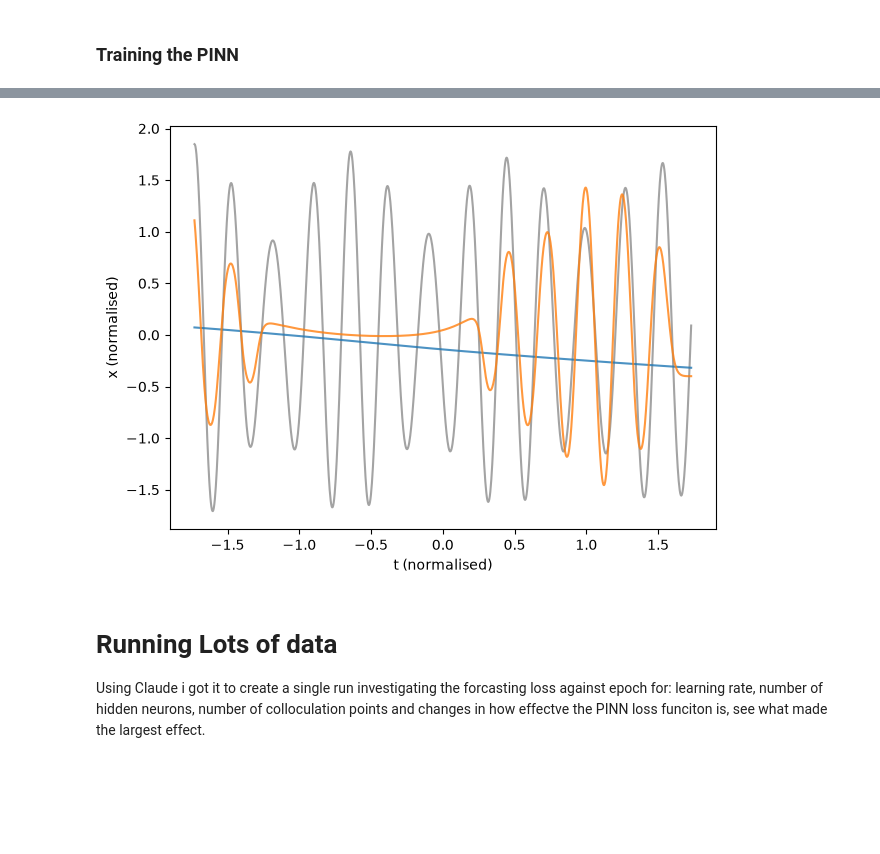
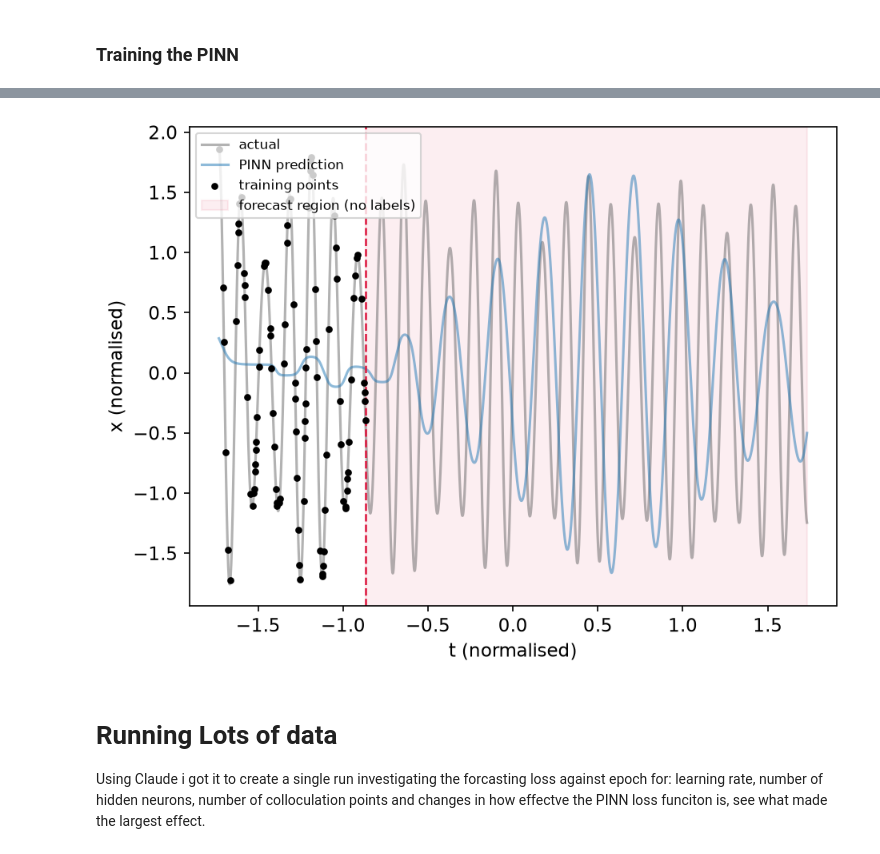
Before and after one commit to Jdev31/ForecastingOscillators, a Jupyter notebook: OscillatorTimeSeries/pytorch_PINN.ipynb, the cells around one changed output, grey strips where cells are left out. Saved outputs shown, nothing was run; the diff lists cells and outputs as text; code cells hidden in the pictures; blank space fills up the shorter version.

```diff
--- a/OscillatorTimeSeries/pytorch_PINN.ipynb
+++ b/OscillatorTimeSeries/pytorch_PINN.ipynb
@@ -152,7 +166,7 @@ class NeuralNetwork(nn.Module):
 
 n_colloc = 2000 # number of poinst nn will be trained on through out the entire data set (remember x does not need to be known)
 physics_const = 1 # represents proportion of the loss function being trained by physics const
-basic_const = 1 # proportion trained be basic nn MSE(pred, expected)
+basic_const = 0.218 # proportion trained be basic nn MSE(pred, expected)
 
 
 def ode_residual(t_colloc, x_colloc):
@@ -217,7 +231,7 @@ def run_training(use_physics, epochs=8000, lr=1e-3, use_scheduler=True,
         trained over to help with forcasting (not normalised)
     """
     torch.manual_seed(seed)                 # identical init for both runs, so any
-    model = NeuralNetwork().to(device) # same model used throughout training     # difference is down to the physics term
+    model = NeuralNetwork(2041).to(device) # same model used throughout training     # difference is down to the physics term
     optimizer = torch.optim.Adam(model.parameters(), lr=lr)
     loss_fn = CustomLoss() if use_physics else nn.MSELoss()
 
@@ -307,7 +321,7 @@ def evaluate(model, dataloader, label=""):
 # %% [markdown]
 ### Training the basic network
 # %%
-model_basic, hist_basic = run_training(use_physics=False, epochs=1, lr=1e-3)
+# model_basic, hist_basic = run_training(use_physics=False, epochs=1, lr=7.40e-03)
 
-res_basic_i = evaluate(model_basic, interp_dataloader,   label="basic interp  ")
-res_basic_f = evaluate(model_basic, forecast_dataloader, label="basic forecast")
+# res_basic_i = evaluate(model_basic, interp_dataloader,   label="basic interp  ")
+# res_basic_f = evaluate(model_basic, forecast_dataloader, label="basic forecast")
@@ -318,7 +328,7 @@ basic forecast  (no points in this region for regime=dense)
 # %% [markdown]
 ### Training the PINN
 # %%
-model_pinn, hist_pinn = run_training(use_physics=True, epochs=40000, lr=1e-3,
+model_pinn, hist_pinn = run_training(use_physics=True, epochs=2000, lr=7.40e-03,
                                      )
 
 res_pinn_i = evaluate(model_pinn, interp_dataloader,   label="PINN  interp")
@@ -336,43 +344,46 @@ KeyboardInterrupt:
 # %%
 ### Plotting Results
+
+#t_norm = np.linspace(-4,4,1000)
 t_grid = torch.tensor(t_norm, dtype=torch.float32).reshape(-1, 1).to(device)
 
 # whichever training cells have been run
 trained = {}
 if "model_basic" in globals():
     trained["basic"] = (model_basic, hist_basic)
 if "model_pinn" in globals():
     trained["PINN"] = (model_pinn, hist_pinn)
 
 fig, ax = plt.subplots()
 
-ax.plot(t_norm, x_norm, label="actual", color="0.4", alpha=0.6)
+ax.plot(t_norm, x_norm, label="actual", color="0.4", alpha=0.5)
+
 for name, (mdl, _) in trained.items():
     mdl.eval()
     with torch.no_grad():
         pred = mdl(t_grid).cpu().squeeze()
-    ax.plot(t_norm, pred, label=f"{name} prediction", alpha=0.8)
+    ax.plot(t_norm, pred, label=f"{name} prediction", alpha=0.5)
 
-# the training points - gaps between them are where the fit is free to wander
-# ax.scatter(t_norm[training_index], x_norm[training_index],
-#           s=10, color="k", zorder=3, label="training points")
+#the training points - gaps between them are where the fit is free to wander
+ax.scatter(t_norm[training_index], x_norm[training_index],
+          s=10, color="k", zorder=3, label="training points")
 
 
 if len(forecast_index):
     s_split = (forecast_split - t_mean) / t_std
     ax.axvline(s_split, color="crimson", lw=1.2, ls="--")
     ax.axvspan(s_split, t_hi, color="crimson", alpha=0.07,
                label="forecast region (no labels)")
 
 ax.set_xlabel("t (normalised)")
 ax.set_ylabel("x (normalised)")
-#ax.legend(loc="upper left", fontsize=8)
+ax.legend(loc="upper left", fontsize=8)
 
 
 fig.tight_layout()
-plt.savefig(f"no_training_points_2000_coloc_64_neurons_40000_epochs.pdf")
+#plt.savefig(f"using_optimised_hyperparameters.pdf")
 # %% [output]
-[figure, old version]
+[figure, new version]
 # %% [markdown]
 # Running Lots of data
 Using Claude i got it to create a single run investigating the forcasting loss against epoch for: learning rate, number of hidden neurons, number of colloculation points and changes in how effectve the PINN loss funciton is, see what made the largest effect.
```
Also changed, not shown: parts of 7 cells of this notebook, 9 other files.
